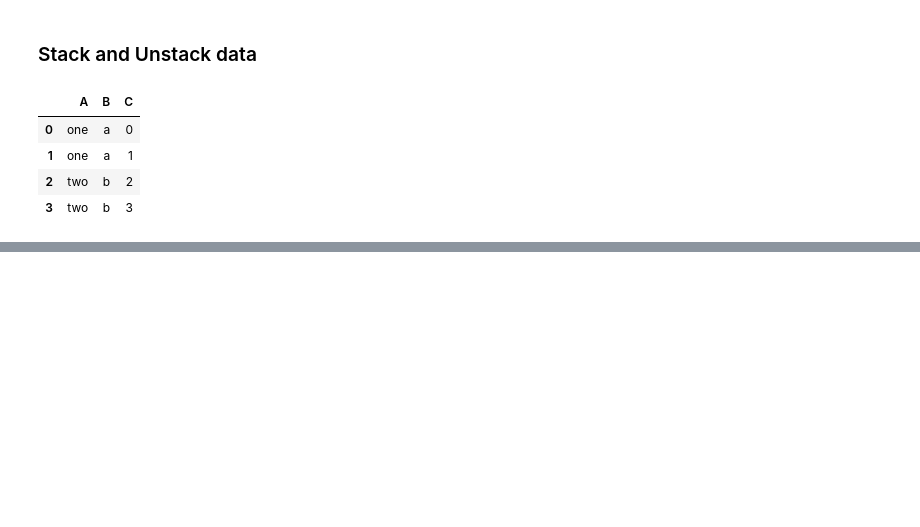
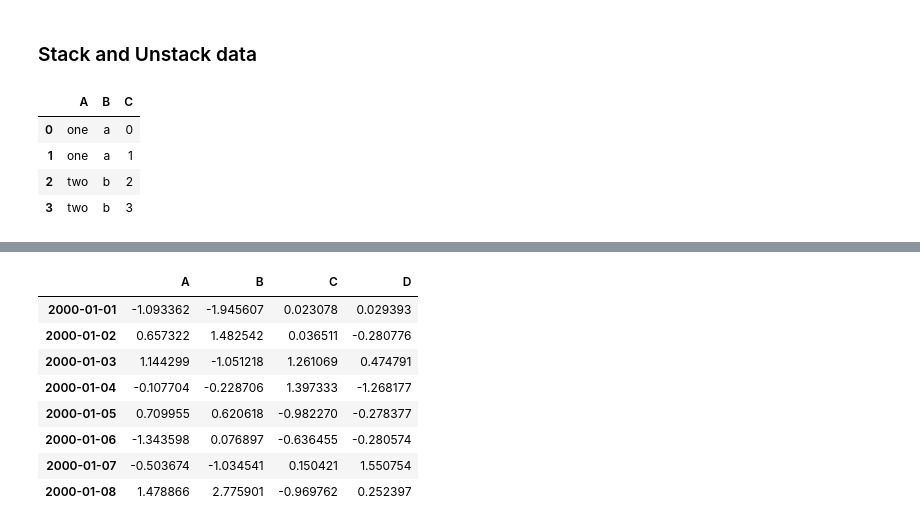
Before and after one commit to Puneet-Shivanand/pandas-101, a Jupyter notebook: AirBase data mining.ipynb, the cells around one changed output, grey strips where cells are left out. Drawn from its saved outputs; the diff is of its cells as text; code cells hidden in the pictures; blank space fills up the shorter version.

```diff
--- a/AirBase data mining.ipynb
+++ b/AirBase data mining.ipynb
@@ -57,0 +241,14 @@ KeyError: 'A'
+# %%
+dates = pd.date_range('1/1/2000', periods=8)
+df1 = pd.DataFrame(np.random.randn(8, 4), index=dates, columns=['A', 'B', 'C', 'D'])
+df1
+# %% [output]
+|  | A | B | C | D |
+| 2000-01-01 | -1.093362 | -1.945607 | 0.023078 | 0.029393 |
+| 2000-01-02 | 0.657322 | 1.482542 | 0.036511 | -0.280776 |
+| 2000-01-03 | 1.144299 | -1.051218 | 1.261069 | 0.474791 |
+| 2000-01-04 | -0.107704 | -0.228706 | 1.397333 | -1.268177 |
+| 2000-01-05 | 0.709955 | 0.620618 | -0.982270 | -0.278377 |
+| 2000-01-06 | -1.343598 | 0.076897 | -0.636455 | -0.280574 |
+| 2000-01-07 | -0.503674 | -1.034541 | 0.150421 | 1.550754 |
+| 2000-01-08 | 1.478866 | 2.775901 | -0.969762 | 0.252397 |
```
Also changed, not shown: parts of 27 cells of this notebook.
